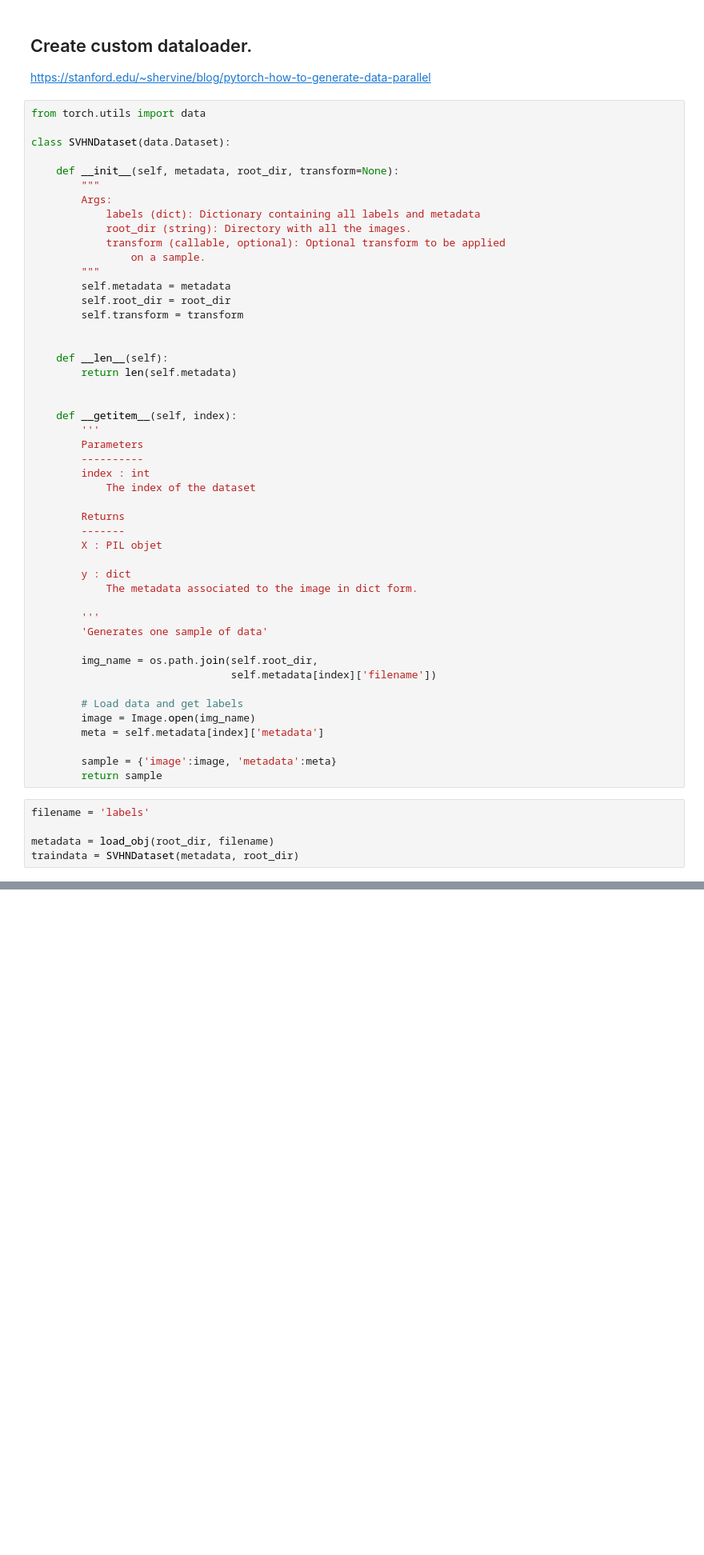
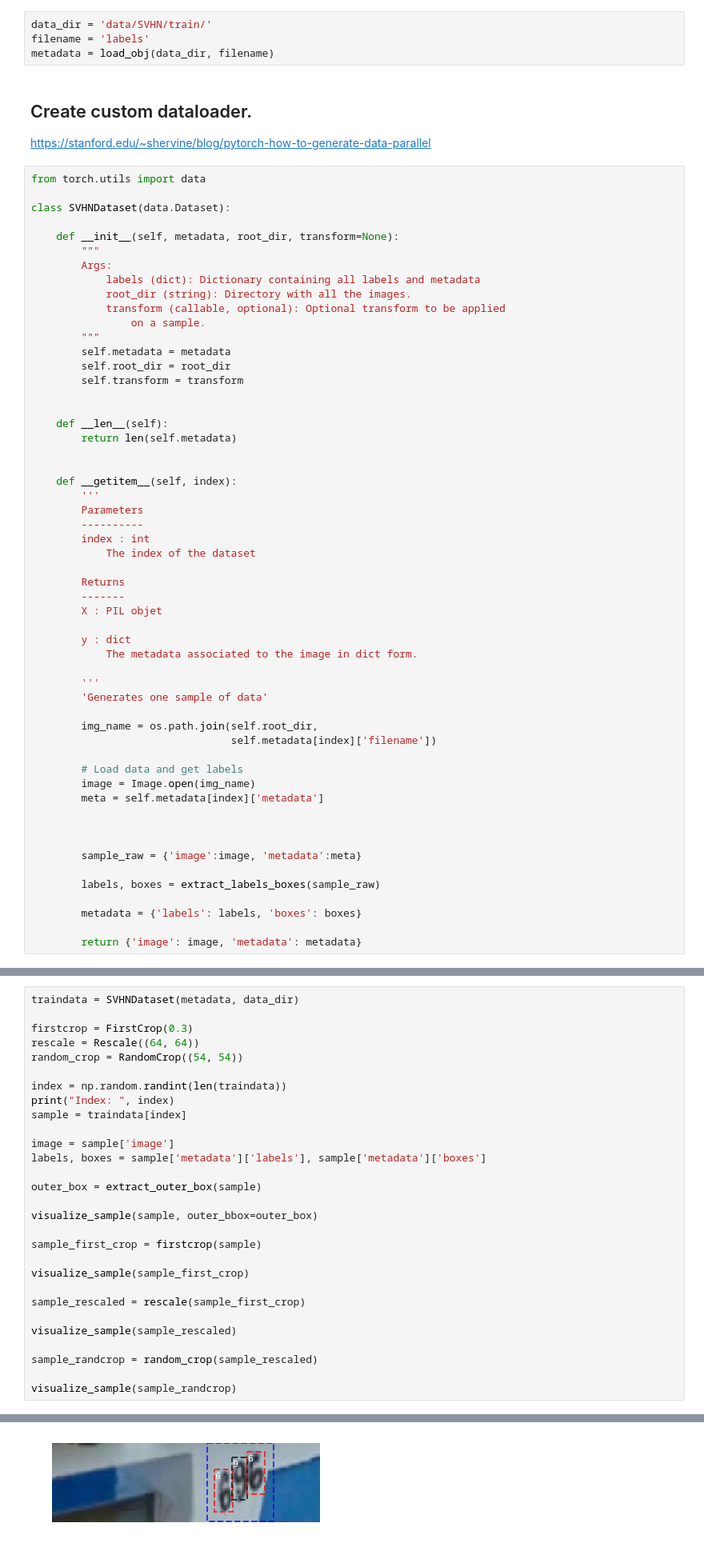
Before and after one commit to mila-iqia/digit-detection, a Jupyter notebook: dataloader.ipynb, the cells around one changed output, grey strips where cells are left out. Shown at 80% size. Cells and saved outputs as stored; diff of their text form; blank space fills up the shorter version.

```diff
--- a/dataloader.ipynb
+++ b/dataloader.ipynb
@@ -105,3 +25,7 @@ save_obj(metadata, root_dir, filename)
+# %%
+data_dir = 'data/SVHN/train/'
+filename = 'labels'
+metadata = load_obj(data_dir, filename)
 # %% [markdown]
 ## Create custom dataloader.
 
@@ -152,10 +76,12 @@ class SVHNDataset(data.Dataset):
         image = Image.open(img_name)
         meta = self.metadata[index]['metadata']
 
-        sample = {'image':image, 'metadata':meta}
-        return sample
+
+
+        sample_raw = {'image':image, 'metadata':meta}
+
+        labels, boxes = extract_labels_boxes(sample_raw)
+
+        metadata = {'labels': labels, 'boxes': boxes}
+
+        return {'image': image, 'metadata': metadata}
-# %%
-filename = 'labels'
-
-metadata = load_obj(root_dir, filename)
-traindata = SVHNDataset(metadata, root_dir)
@@ -219,0 +308,30 @@ visualize_sample(traindata)
+# %%
+traindata = SVHNDataset(metadata, data_dir)
+
+firstcrop = FirstCrop(0.3)
+rescale = Rescale((64, 64))
+random_crop = RandomCrop((54, 54))
+
+index = np.random.randint(len(traindata))
+print("Index: ", index)
+sample = traindata[index]
+
+image = sample['image']
+labels, boxes = sample['metadata']['labels'], sample['metadata']['boxes']
+
+outer_box = extract_outer_box(sample)
+
+visualize_sample(sample, outer_bbox=outer_box)
+
+sample_first_crop = firstcrop(sample)
+
+visualize_sample(sample_first_crop)
+
+sample_rescaled = rescale(sample_first_crop)
+
+visualize_sample(sample_rescaled)
+
+sample_randcrop = random_crop(sample_rescaled)
+
+visualize_sample(sample_randcrop)
+# %% [output]
@@ -219,0 +339 @@ visualize_sample(traindata)
+[figure, added]
```
Also changed, not shown: parts of 14 cells of this notebook.
